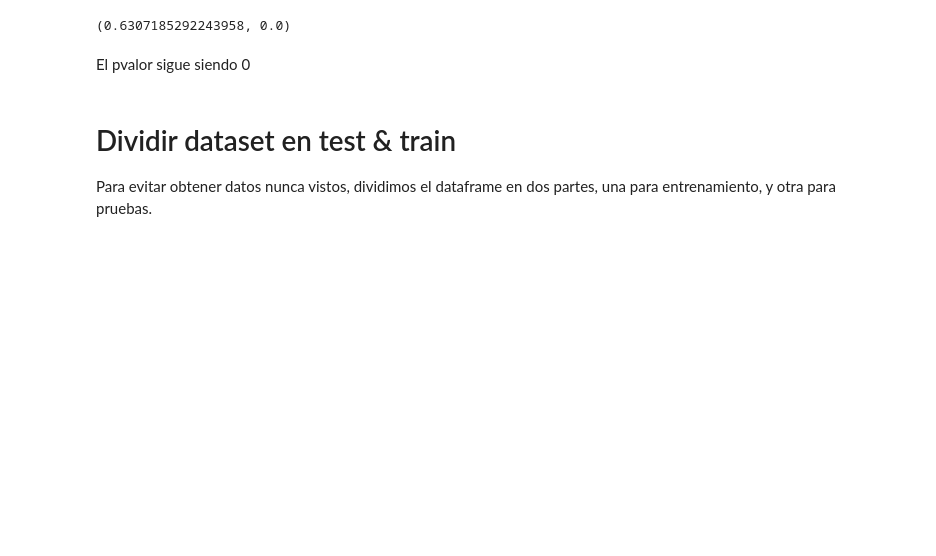
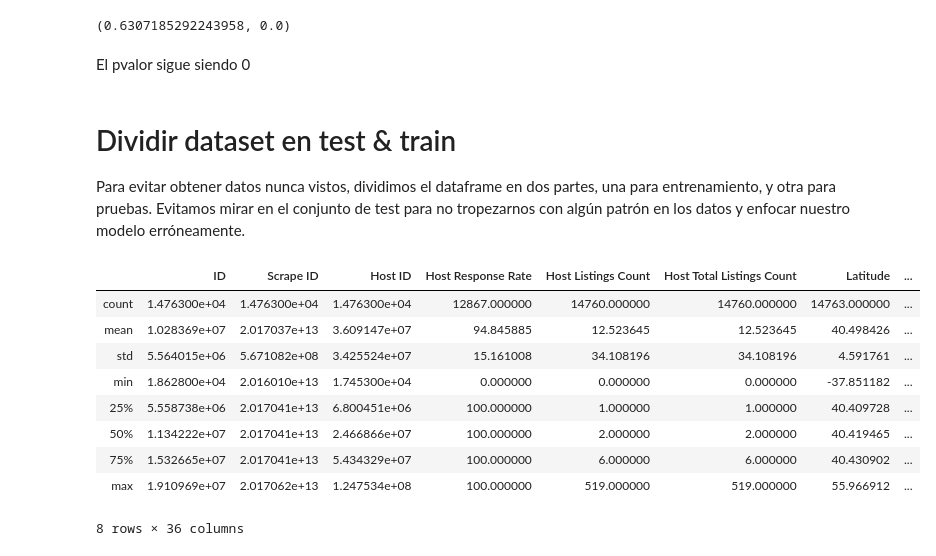
Before and after one commit to Dynam1co/ML_PrediccionPrecioVivienda, a Jupyter notebook: resolucion.ipynb, the cells around one changed output. Drawn from its saved outputs; the diff is of its cells as text; code cells hidden in the pictures; blank space fills up the shorter version.

Commit message:
Corrección de etiquetas erróneas

```diff
--- a/resolucion.ipynb
+++ b/resolucion.ipynb
@@ -235,4 +237,17 @@ stats.shapiro(df5kvalores["Price"].values)
 El pvalor sigue siendo 0
 # %% [markdown]
 # Dividir dataset en test & train
-Para evitar obtener datos nunca vistos, dividimos el dataframe en dos partes, una para entrenamiento, y otra para pruebas.
+Para evitar obtener datos nunca vistos, dividimos el dataframe en dos partes, una para entrenamiento, y otra para pruebas. Evitamos mirar en el conjunto de test para no tropezarnos con algún patrón en los datos y enfocar nuestro modelo erróneamente.
+# %%
+housingNoNulos.describe()
+# %% [output]
+|  | ID | Scrape ID | Host ID | Host Response Rate | Host Listings Count | Host Total Listings Count | Latitude | ... |
+| count | 1.476300e+04 | 1.476300e+04 | 1.476300e+04 | 12867.000000 | 14760.000000 | 14760.000000 | 14763.000000 | ... |
+| mean | 1.028369e+07 | 2.017037e+13 | 3.609147e+07 | 94.845885 | 12.523645 | 12.523645 | 40.498426 | ... |
+| std | 5.564015e+06 | 5.671082e+08 | 3.425524e+07 | 15.161008 | 34.108196 | 34.108196 | 4.591761 | ... |
+| min | 1.862800e+04 | 2.016010e+13 | 1.745300e+04 | 0.000000 | 0.000000 | 0.000000 | -37.851182 | ... |
+| 25% | 5.558738e+06 | 2.017041e+13 | 6.800451e+06 | 100.000000 | 1.000000 | 1.000000 | 40.409728 | ... |
+| 50% | 1.134222e+07 | 2.017041e+13 | 2.466866e+07 | 100.000000 | 2.000000 | 2.000000 | 40.419465 | ... |
+| 75% | 1.532665e+07 | 2.017041e+13 | 5.434329e+07 | 100.000000 | 6.000000 | 6.000000 | 40.430902 | ... |
+| max | 1.910969e+07 | 2.017062e+13 | 1.247534e+08 | 100.000000 | 519.000000 | 519.000000 | 55.966912 | ... |
+8 rows × 36 columns
```
Also changed, not shown: parts of 5 cells of this notebook.
